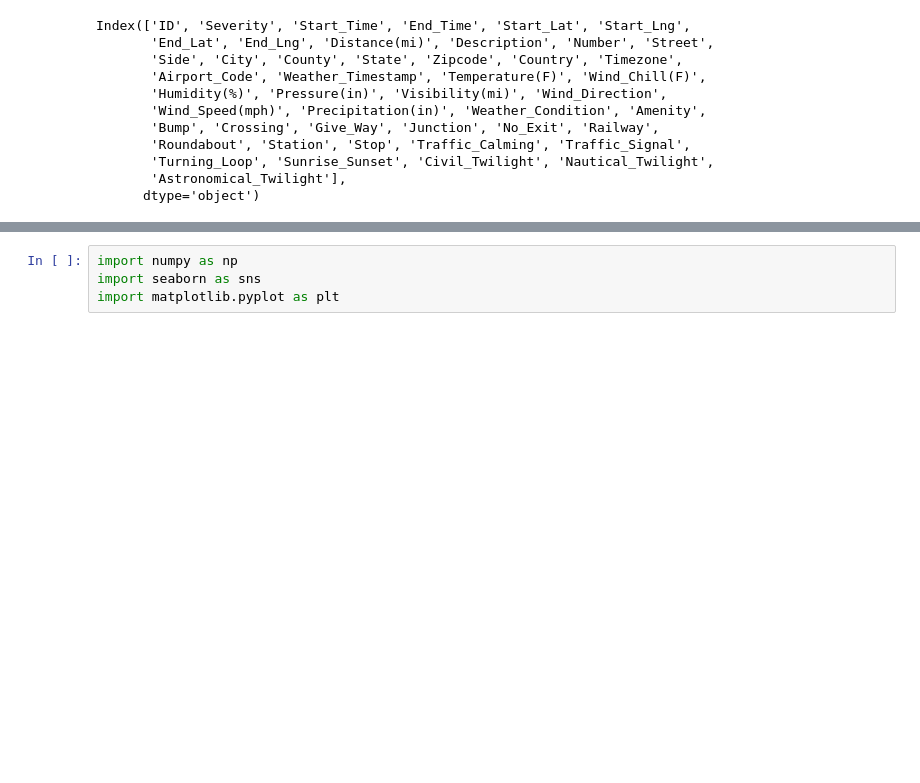
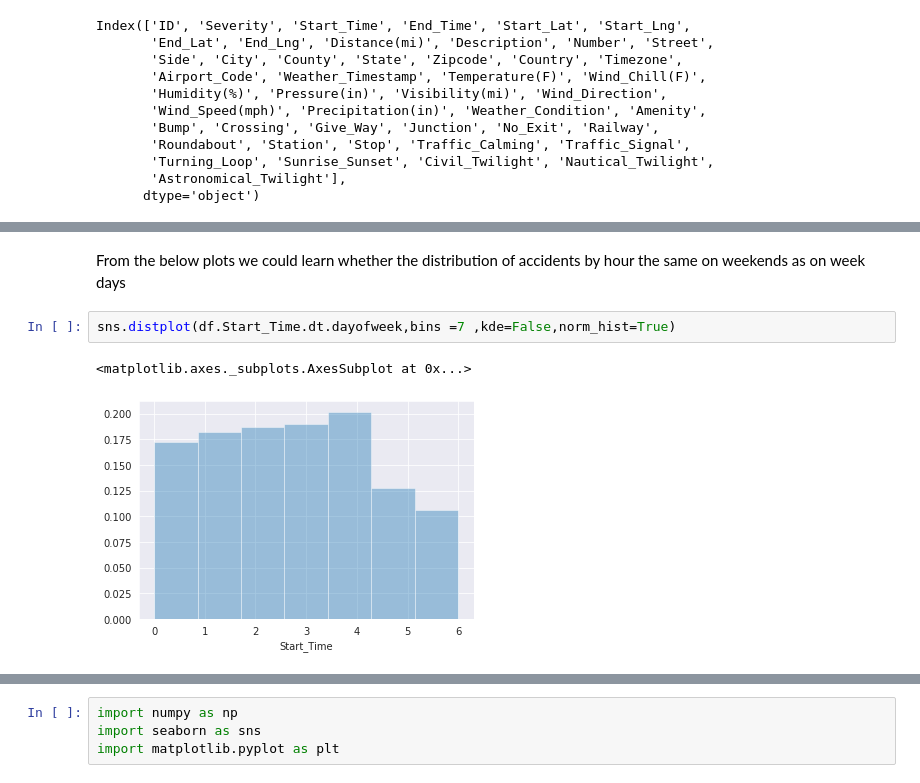
Before and after one commit to JijiSK/EDA---Project-1, a Jupyter notebook: us_accidents_analysis.ipynb, the cells around one changed output, grey strips where cells are left out. Saved outputs shown, nothing was run; the diff lists cells and outputs as text; blank space fills up the shorter version.

```diff
--- a/us_accidents_analysis.ipynb
+++ b/us_accidents_analysis.ipynb
@@ -170,0 +150,7 @@ Name: City, Length: 11681, dtype: int64
+# %% [markdown]
+From the below plots we could learn whether the distribution of accidents by hour the same on weekends as on week days
+# %%
+sns.distplot(df.Start_Time.dt.dayofweek,bins =7 ,kde=False,norm_hist=True)
+# %% [output]
+<matplotlib.axes._subplots.AxesSubplot at 0x...>
+[figure, added]
```
Also changed, not shown: parts of 45 cells of this notebook.
